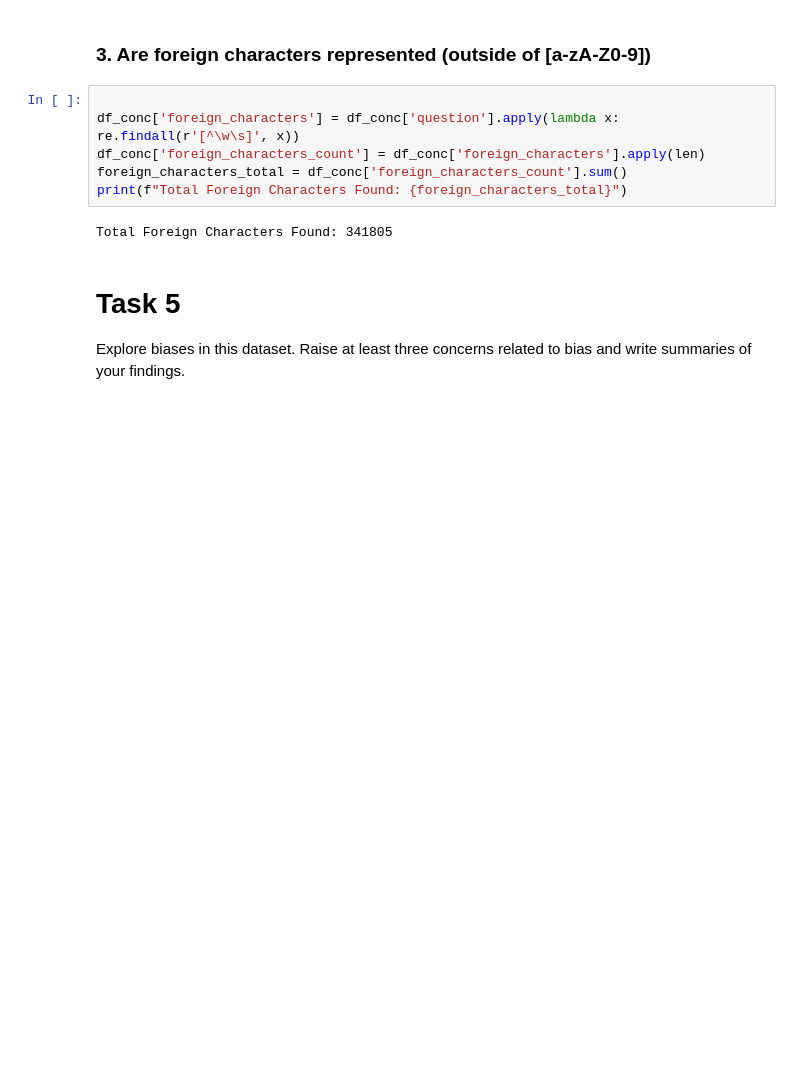
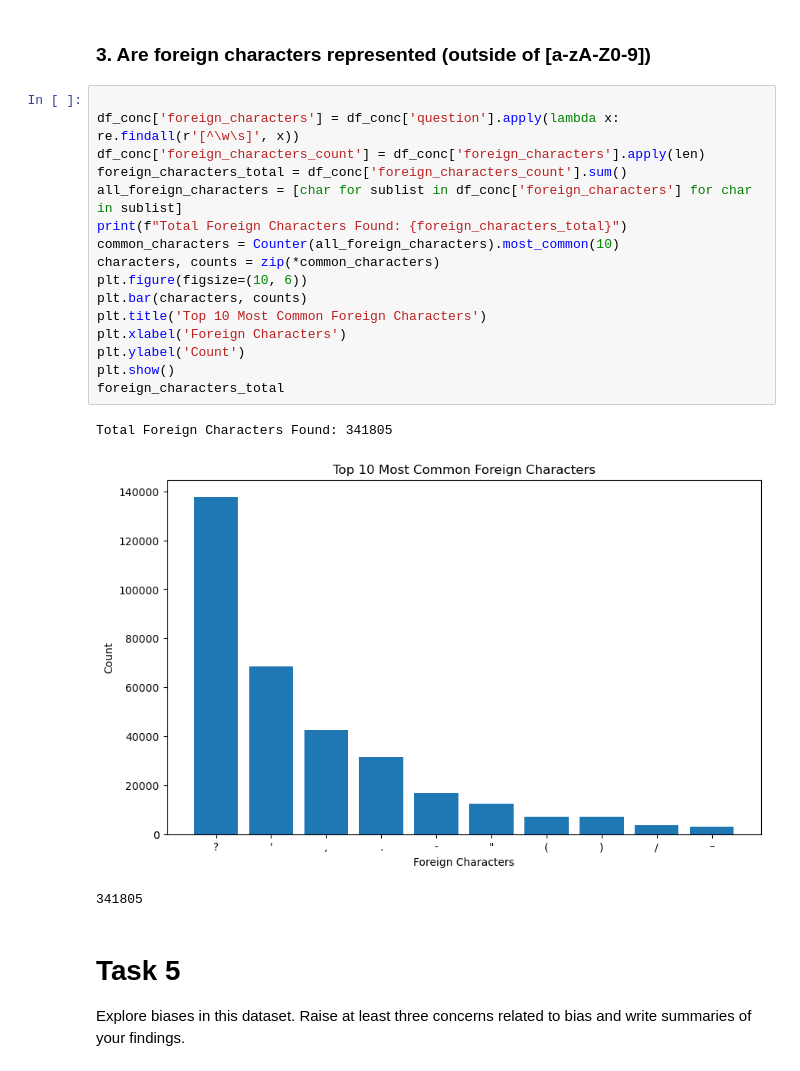
Before and after one commit to afrenkai/KDD-A-Term-EDA, a Jupyter notebook: eda.ipynb, the cells around one changed output. Drawn from its saved outputs; the diff is of its cells as text; blank space fills up the shorter version.

```diff
--- a/eda.ipynb
+++ b/eda.ipynb
@@ -212,11 +212,23 @@ plt.show()
 # %%
 
 df_conc['foreign_characters'] = df_conc['question'].apply(lambda x: re.findall(r'[^\w\s]', x))
 df_conc['foreign_characters_count'] = df_conc['foreign_characters'].apply(len)
 foreign_characters_total = df_conc['foreign_characters_count'].sum()
+all_foreign_characters = [char for sublist in df_conc['foreign_characters'] for char in sublist]
 print(f"Total Foreign Characters Found: {foreign_characters_total}")
+common_characters = Counter(all_foreign_characters).most_common(10)
+characters, counts = zip(*common_characters)
+plt.figure(figsize=(10, 6))
+plt.bar(characters, counts)
+plt.title('Top 10 Most Common Foreign Characters')
+plt.xlabel('Foreign Characters')
+plt.ylabel('Count')
+plt.show()
+foreign_characters_total
 # %% [output]
 Total Foreign Characters Found: 341805
+[figure, added]
+341805
 # %% [markdown]
 # Task 5
 Explore biases in this dataset. Raise at least three concerns related to bias and write
```
Also changed, not shown: parts of 6 cells of this notebook.
